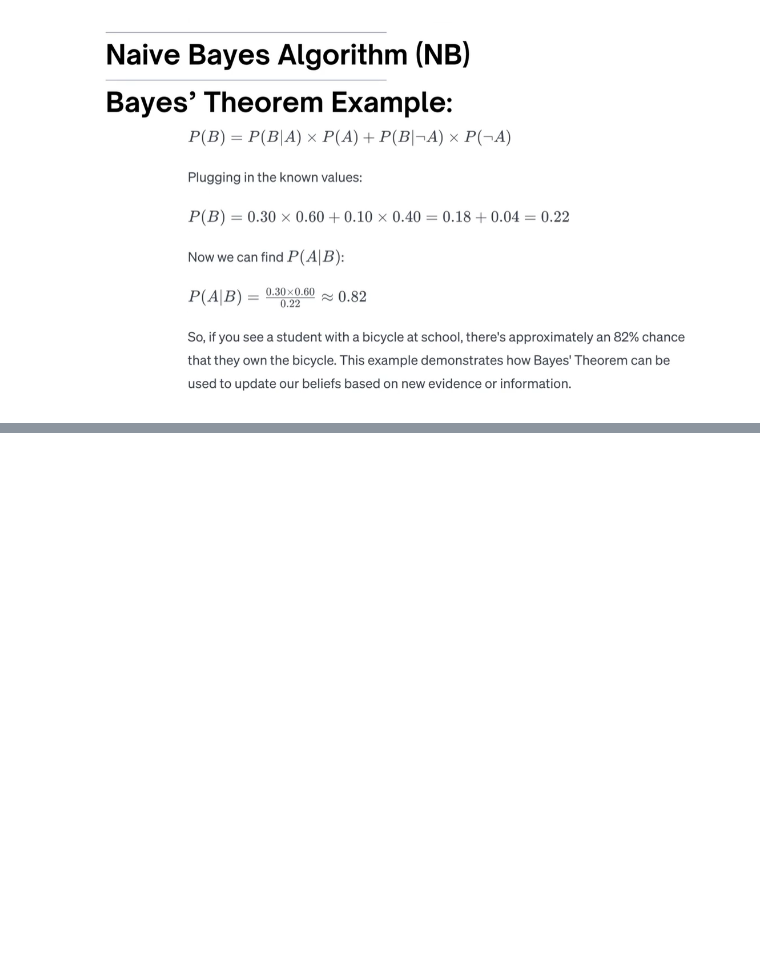
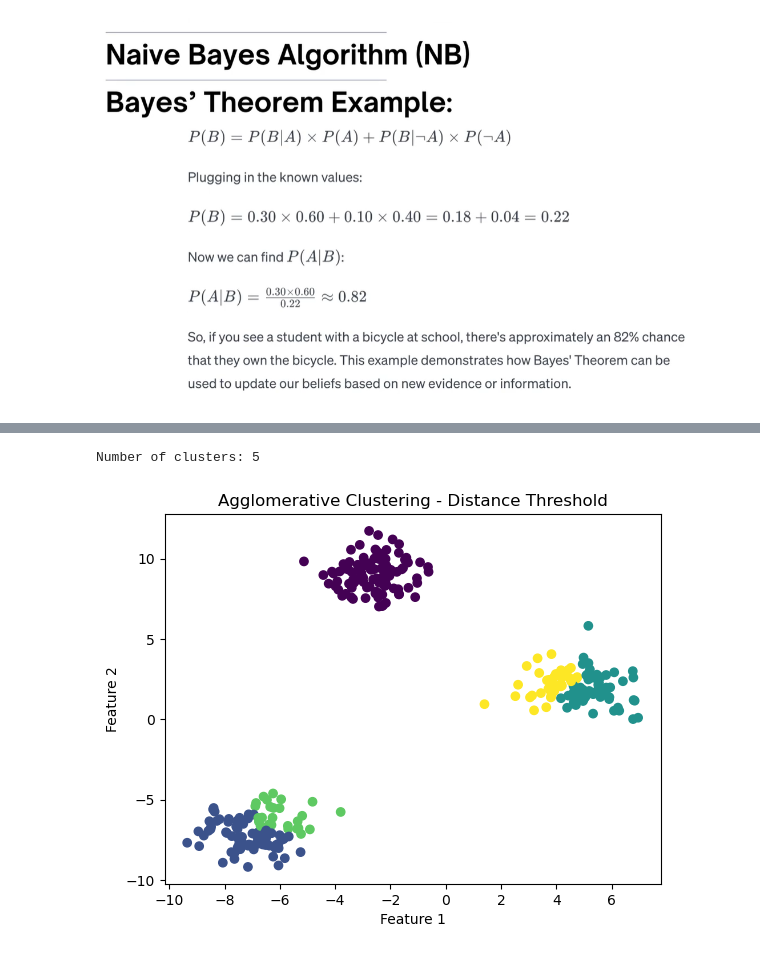
Before and after one commit to Muhammad-Arsalan-Khan/ML-Learning, a Jupyter notebook: algorithm.ipynb, the cells around one changed output, grey strips where cells are left out. Cells and saved outputs as stored; diff of their text form; code cells hidden in the pictures; blank space fills up the shorter version.

```diff
--- a/algorithm.ipynb
+++ b/algorithm.ipynb
@@ -1530,0 +1907,44 @@ Confusion Matrix gnb:
+# %%
+# threshold
+from sklearn.cluster import AgglomerativeClustering
+from sklearn.datasets import make_blobs
+import matplotlib.pyplot as plt
+
+# 1. Data create karna
+X, y = make_blobs(
+    n_samples=300,
+    centers=3,
+    cluster_std=1.0,
+    random_state=42
+)
+
+# 2. Agglomerative Clustering
+model = AgglomerativeClustering(
+    n_clusters=None,
+    metric="euclidean",
+    linkage="ward",
+    distance_threshold=11
+)
+
+# 3. Clustering
+labels = model.fit_predict(X)
+
+# 4. Total clusters check karna
+print("Number of clusters:", model.n_clusters_)
+
+# 5. Graph
+plt.scatter(
+    X[:, 0],
+    X[:, 1],
+    c=labels,
+    cmap="viridis"
+)
+
+plt.xlabel("Feature 1")
+plt.ylabel("Feature 2")
+plt.title("Agglomerative Clustering - Distance Threshold")
+
+plt.show()
+# %% [output]
+Number of clusters: 5
+[figure, added]
```
Also changed, not shown: parts of 12 cells of this notebook.
